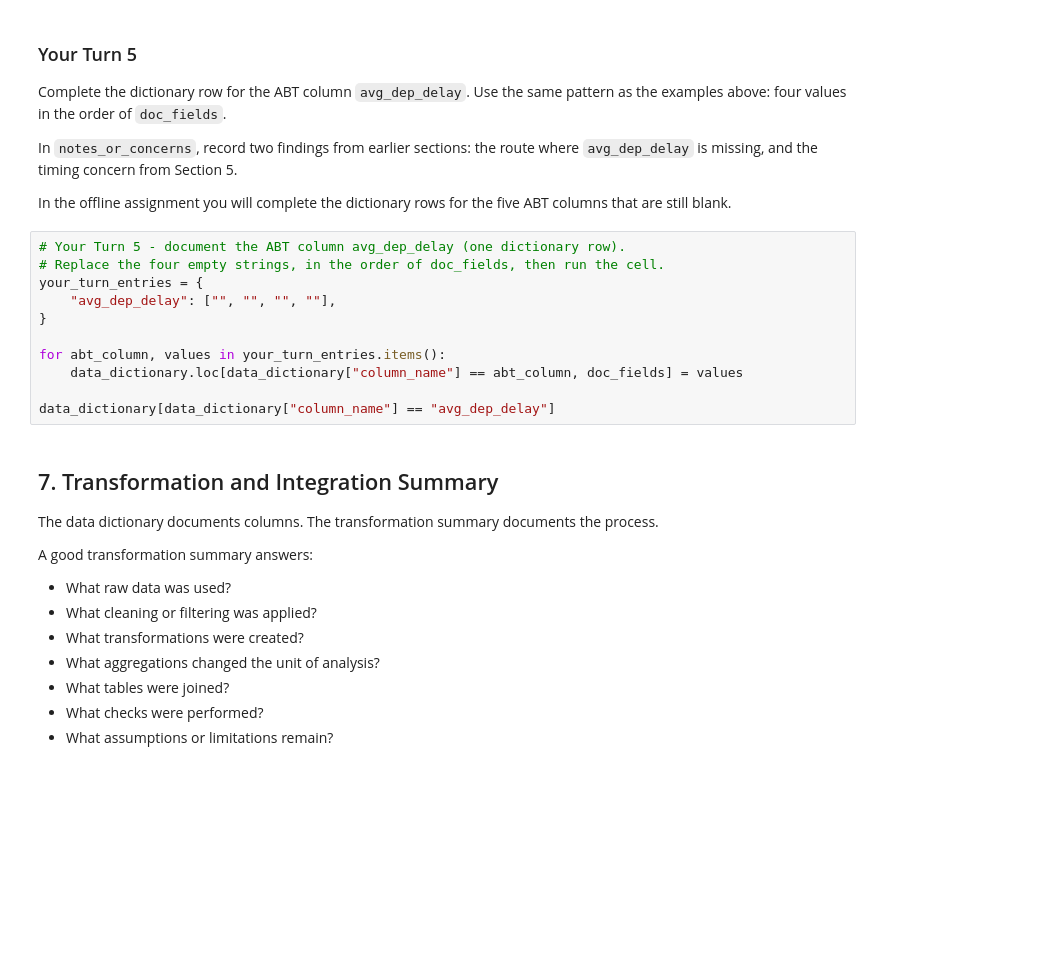
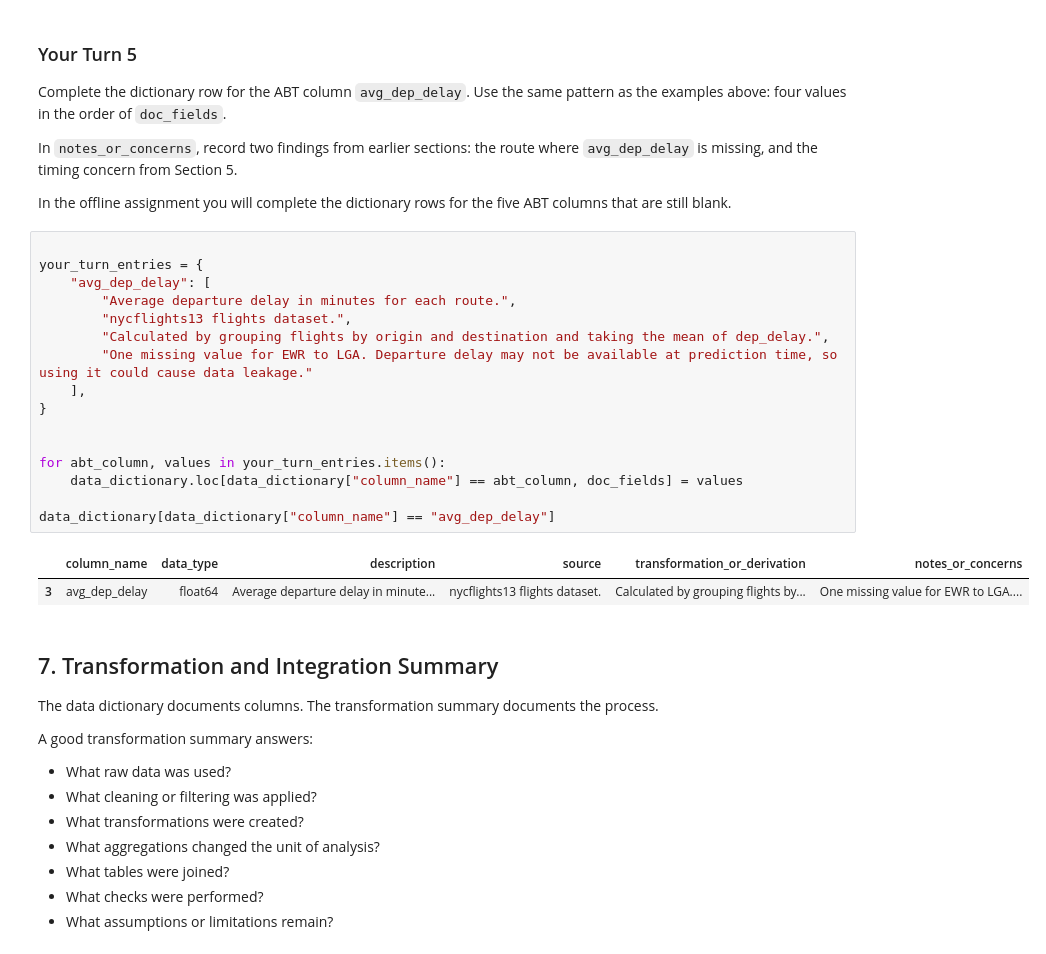
Before and after one commit to ehls1703-wq/ban6003-week11-abt-documentation-enrique-lopez, a Jupyter notebook: notebooks/module11_abt_documentation_guided_lab.ipynb, the cells around one changed output. Cells and saved outputs as stored; diff of their text form; blank space fills up the shorter version.

```diff
--- a/notebooks/module11_abt_documentation_guided_lab.ipynb
+++ b/notebooks/module11_abt_documentation_guided_lab.ipynb
@@ -392,16 +568,24 @@ In `notes_or_concerns`, record two findings from earlier sections: the route whe
 
 In the offline assignment you will complete the dictionary rows for the five ABT columns that are still blank.
 # %%
-# Your Turn 5 - document the ABT column avg_dep_delay (one dictionary row).
-# Replace the four empty strings, in the order of doc_fields, then run the cell.
+
 your_turn_entries = {
-    "avg_dep_delay": ["", "", "", ""],
+    "avg_dep_delay": [
+        "Average departure delay in minutes for each route.",
+        "nycflights13 flights dataset.",
+        "Calculated by grouping flights by origin and destination and taking the mean of dep_delay.",
+        "One missing value for EWR to LGA. Departure delay may not be available at prediction time, so using it could cause data leakage."
+    ],
 }
+
 
 for abt_column, values in your_turn_entries.items():
     data_dictionary.loc[data_dictionary["column_name"] == abt_column, doc_fields] = values
 
 data_dictionary[data_dictionary["column_name"] == "avg_dep_delay"]
+# %% [output]
+|  | column_name | data_type | description | source | transformation_or_derivation | notes_or_concerns |
+| 3 | avg_dep_delay | float64 | Average departure delay in minute... | nycflights13 flights dataset. | Calculated by grouping flights by... | One missing value for EWR to LGA.... |
 # %% [markdown]
 ## 7. Transformation and Integration Summary
 
```
Also changed, not shown: parts of 31 cells of this notebook, 3 other files.
